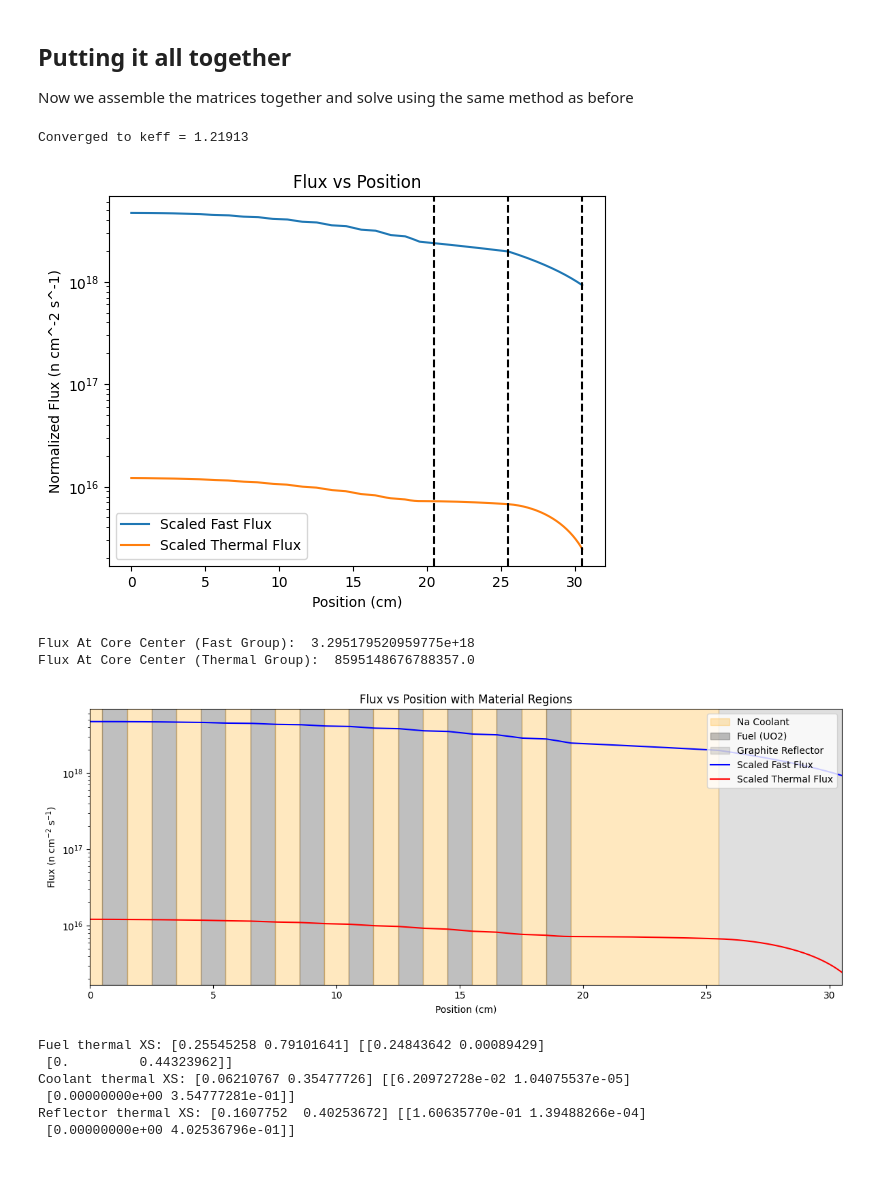
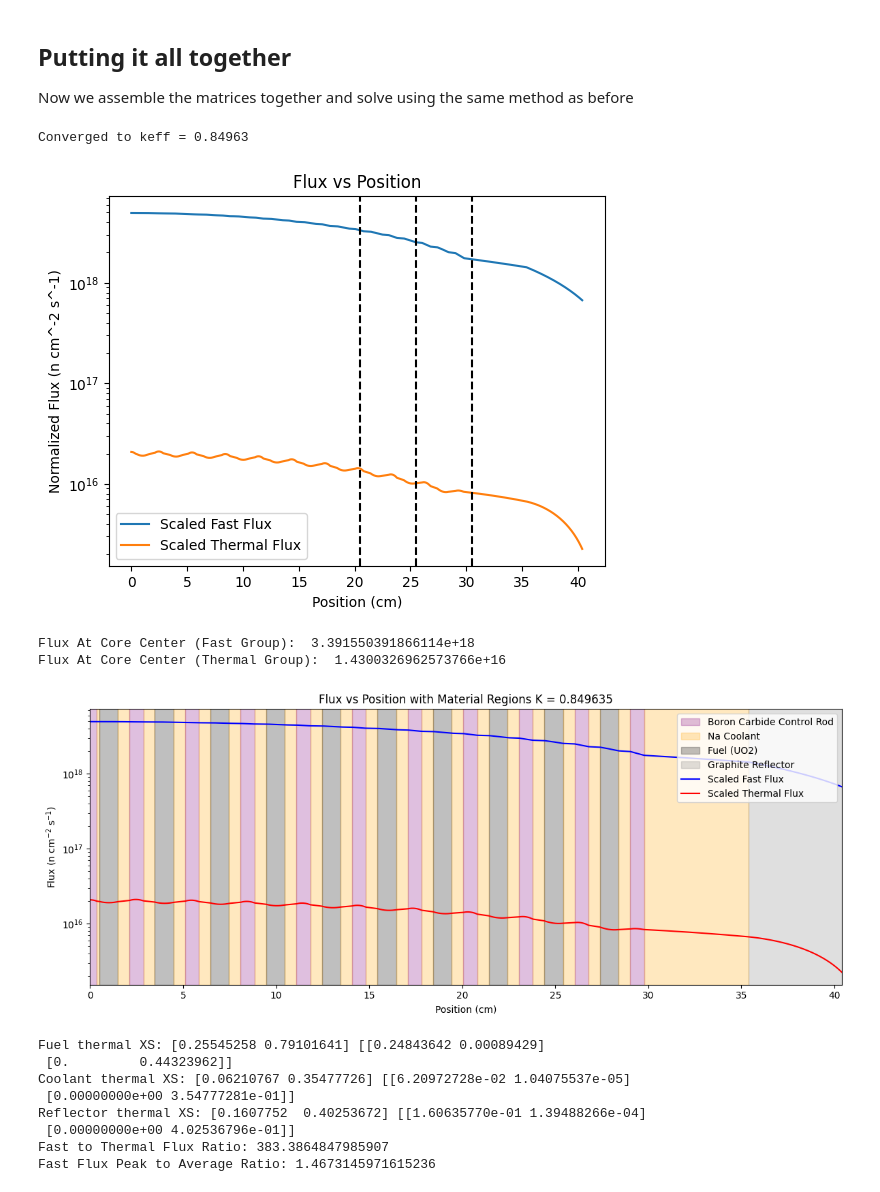
Before and after one commit to alexedwards02/ME388DNuclearFinalProject, a Jupyter notebook: Two_Group_Flux.ipynb, the cells around one changed output. Cells and saved outputs as stored; diff of their text form; code cells hidden in the pictures.

Commit message:
Added Control Rod Option

```diff
--- a/Two_Group_Flux.ipynb
+++ b/Two_Group_Flux.ipynb
@@ -230,3 +281,15 @@ reflect_xs = {'sigT':    reflect_xs_2g.sigma_t,
                 'nusigF':  reflect_xs_2g.nu_sigma_f,
                 'kapsigF': reflect_xs_2g.kappa_sigma_f,
                 'sigSmatrix': reflect_xs_2g.scatter_matrix}
+controlRod_xs = {'sigT':    controlRod_xs_2g.sigma_t,
+                'sigTr':   controlRod_xs_2g.sigma_tr,
+                'D':       1/(3*controlRod_xs_2g.sigma_tr),
+                'sigA':    controlRod_xs_2g.sigma_a,
+                'nusigF':  controlRod_xs_2g.nu_sigma_f,
+                'kapsigF': controlRod_xs_2g.kappa_sigma_f,
+                'sigSmatrix': controlRod_xs_2g.scatter_matrix}
+
+print("Fuel thermal XS:", pin_xs_2g.sigma_tr, pin_xs_2g.scatter_matrix)
+print("Coolant thermal XS:", coolant_xs_2g.sigma_tr, coolant_xs_2g.scatter_matrix)
+print("Reflector thermal XS:", reflect_xs_2g.sigma_tr, reflect_xs_2g.scatter_matrix)
+print("Control Rod thermal XS:", controlRod_xs_2g.sigma_tr, controlRod_xs_2g.scatter_matrix)
@@ -345,10 +417,23 @@ coreBoundry = coolantChannelSize/2+(pinSize+coolantChannelSize)*pinNumber
 poolBoundry = coreBoundry + coolantPoolSize
 reflectorBoundry = poolBoundry + reflectorSize
 
-space = ([coolant_xs] * int(coolantChannelSize/(2*dx)) + # Centered on coolant channel
-         ([fuel_xs] * int(pinSize/dx) + [coolant_xs] * int(coolantChannelSize/(dx))) * pinNumber + # Repeat for each pin and coolant channel
-         [coolant_xs] * int(coolantPoolSize/dx) + # small coolant pool
-         [reflect_xs] * int(reflectorSize/dx)) # Reflector on the outside
+controlRodsInserted = True
+controlRodSize = coolantChannelSize * 3/4
+if controlRodsInserted:
+    space = ([controlRod_xs] * int((controlRodSize/2)/dx) + # Centered on control rod
+        [coolant_xs] * int(((coolantChannelSize-controlRodSize)/2)/dx) + # Centered on coolant channel
+        ([fuel_xs] * int(pinSize/dx) + # pin
+         [coolant_xs] * int((coolantChannelSize-controlRodSize/2)/(dx)) + # left of control rod
+         [controlRod_xs] * int((controlRodSize)/dx) + # control rod
+         [coolant_xs] * int((coolantChannelSize-controlRodSize/2)/(dx)) # right of control rod
+         ) * pinNumber + # Repeat for each pin and coolant channel
+        [coolant_xs] * int(coolantPoolSize/dx) + # small coolant pool
+        [reflect_xs] * int(reflectorSize/dx)) # Reflector on the outside
+else:
+    space = ([coolant_xs] * int(coolantChannelSize/(2*dx)) + # Centered on coolant channel
+        ([fuel_xs] * int(pinSize/dx) + [coolant_xs] * int(coolantChannelSize/(dx))) * pinNumber + # Repeat for each pin and coolant channel
+        [coolant_xs] * int(coolantPoolSize/dx) + # small coolant pool
+        [reflect_xs] * int(reflectorSize/dx)) # Reflector on the outside
 
 
 
@@ -374,7 +459,7 @@ F = np.block([[F11, F12],
 
 power = 10e6
 
-flux_guess = np.array([1]*(2*len(space))) # needs to be 2 times the length of space since we have 2 groups
+flux_guess = np.array([100]*(2*len(space))) # needs to be 2 times the length of space since we have 2 groups
 k_guess = 1.0
 ErrorThreshold = 1e-6
 
@@ -412,10 +497,10 @@ plt.show()
 print("Flux At Core Center (Fast Group): ", phi1_scaled[int(len(space)/2)])
 print("Flux At Core Center (Thermal Group): ", phi2_scaled[int(len(space)/2)])
 # %% [output]
-Converged to keff = 1.21913
+Converged to keff = 0.84963
-[figure, old version]
+[figure, new version]
-Flux At Core Center (Fast Group):  3.295179520959775e+18
-Flux At Core Center (Thermal Group):  8595148676788357.0
+Flux At Core Center (Fast Group):  3.391550391866114e+18
+Flux At Core Center (Thermal Group):  1.4300326962573766e+16
 # %%
 # Flux profiles with material region coloring
 fig, ax = plt.subplots(figsize=(12, 5))
@@ -430,39 +515,43 @@ for i in range(1, len(space) + 1):
         if current_mat is fuel_xs:
             color, label = 'black', 'Fuel (UO2)'
         elif current_mat is coolant_xs:
             color, label = 'orange', 'Na Coolant'
+        elif current_mat is controlRod_xs:
+            color, label = 'purple', 'Boron Carbide Control Rod'
         else:
             color, label = 'gray', 'Graphite Reflector'
         ax.axvspan(x_start, x_end, color=color, alpha=0.25, label=label)
         if i < len(space):
             current_mat = space[i]
             start_idx = i
 
 # Plot flux on top
 ax.plot(position, phi1_scaled, color='blue', label='Scaled Fast Flux')
 ax.plot(position, phi2_scaled, color='red', label='Scaled Thermal Flux')
 
 # Deduplicate legend (material spans repeat; flux lines are unique)
 handles, labels = ax.get_legend_handles_labels()
 seen = {}
 for h, l in zip(handles, labels):
     if l not in seen:
         seen[l] = h
 ax.legend(seen.values(), seen.keys(), loc='upper right')
 
 ax.set_yscale('log')
 ax.set_xlabel('Position (cm)')
 ax.set_ylabel('Flux (n cm$^{-2}$ s$^{-1}$)')
-ax.set_title('Flux vs Position with Material Regions')
+ax.set_title('Flux vs Position with Material Regions K = {:3f}'.format(k_output))
 ax.set_xlim(position[0], position[-1] + dx)
 plt.tight_layout()
 plt.show()
 # %% [output]
-[figure, old version]
+[figure, new version]
 # %%
 print("Fuel thermal XS:", pin_xs_2g.sigma_tr, pin_xs_2g.scatter_matrix)
 print("Coolant thermal XS:", coolant_xs_2g.sigma_tr, coolant_xs_2g.scatter_matrix)
 print("Reflector thermal XS:", reflect_xs_2g.sigma_tr, reflect_xs_2g.scatter_matrix)
+print("Fast to Thermal Flux Ratio:", phi1_scaled[int(len(space)/2)] / phi2_scaled[int(len(space)/2)])
+print("Fast Flux Peak to Average Ratio:", phi1_scaled[0] / np.mean(phi1_scaled))
 # %% [output]
 Fuel thermal XS: [0.25545258 0.79101641] [[0.24843642 0.00089429]
  [0.         0.44323962]]
@@ -470,3 +559,5 @@ Coolant thermal XS: [0.06210767 0.35477726] [[6.20972728e-02 1.04075537e-05]
  [0.00000000e+00 3.54777281e-01]]
 Reflector thermal XS: [0.1607752  0.40253672] [[1.60635770e-01 1.39488266e-04]
  [0.00000000e+00 4.02536796e-01]]
+Fast to Thermal Flux Ratio: 383.3864847985907
+Fast Flux Peak to Average Ratio: 1.4673145971615236
```
Also changed, not shown: parts of 3 cells of this notebook.
